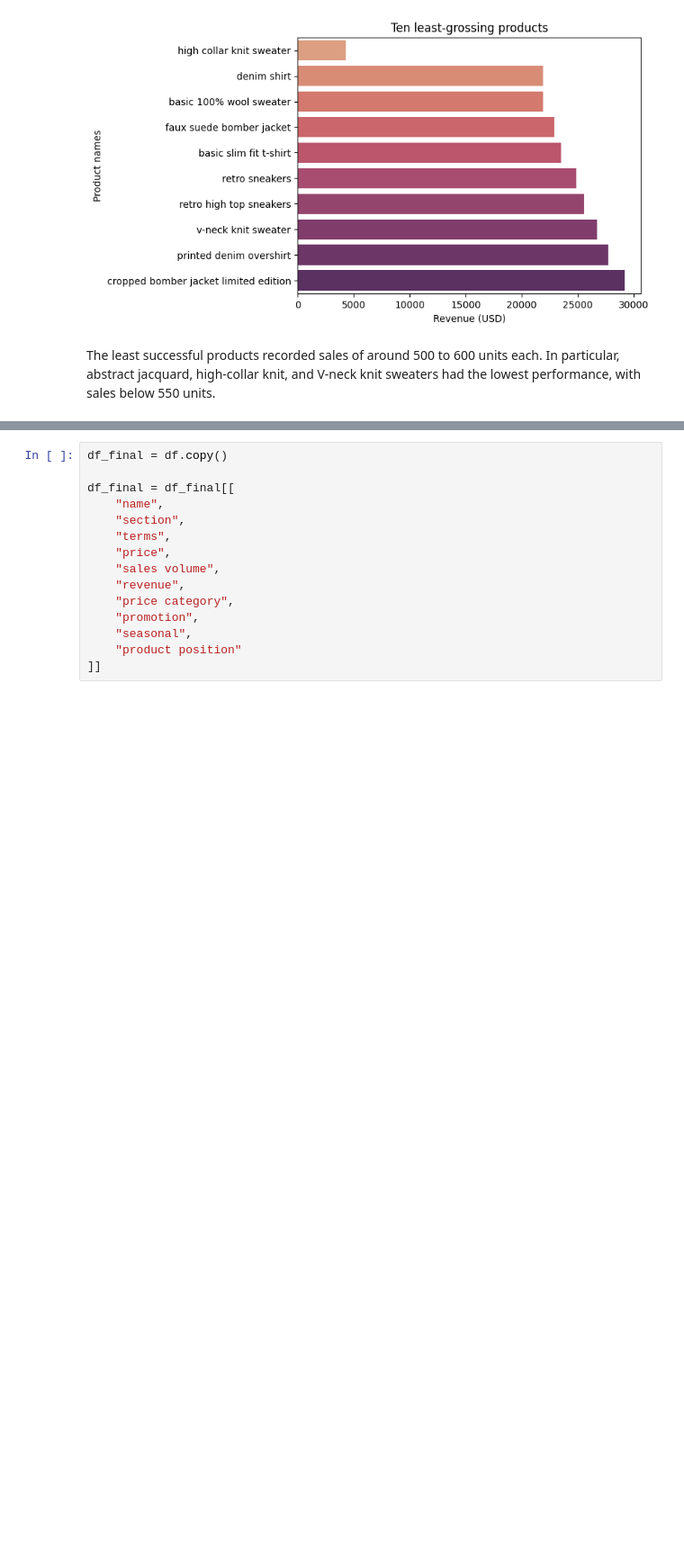
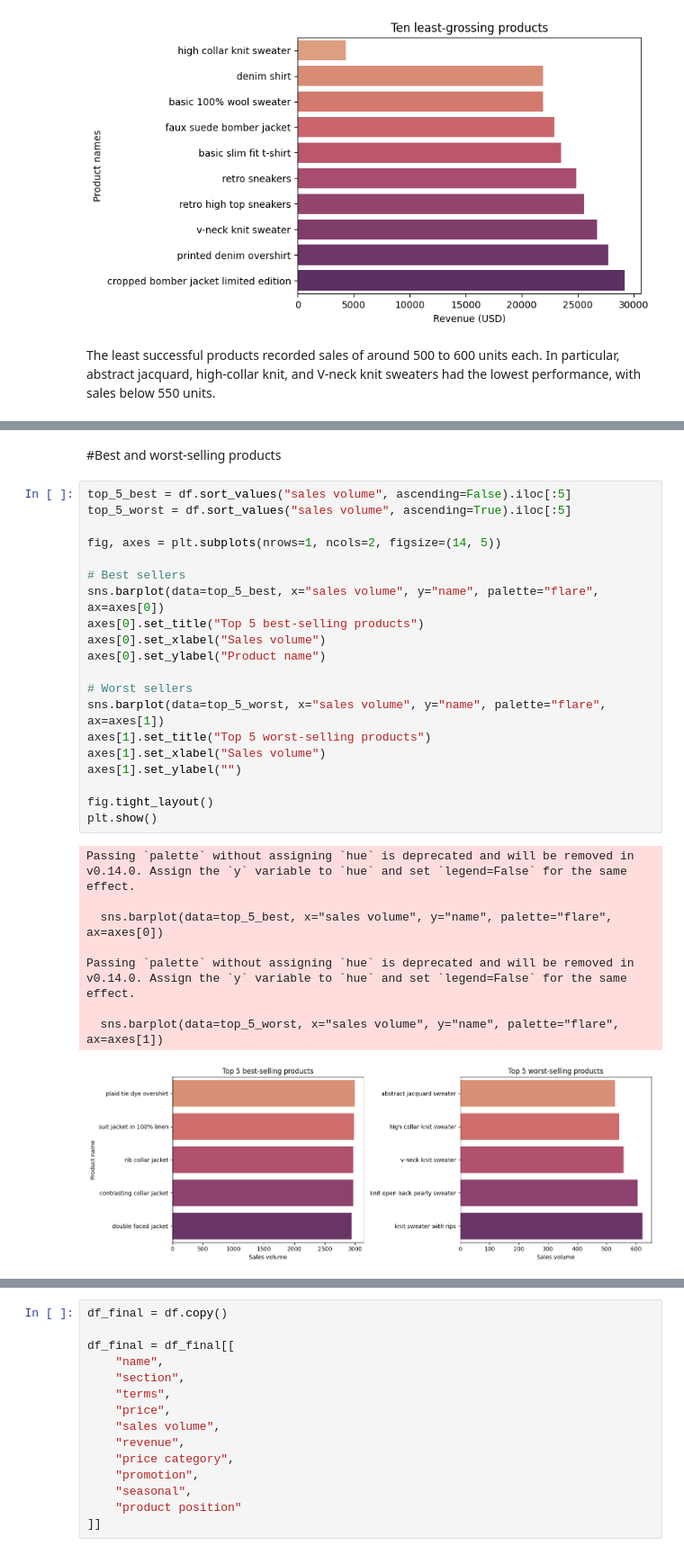
Before and after one commit to martaorawiec1-star/zara-sales-analysis, a Jupyter notebook: Zara_Sales_Analysis.ipynb, the cells around one changed output, grey strips where cells are left out. Shown at 90% size. Saved outputs shown, nothing was run; the diff lists cells and outputs as text; blank space fills up the shorter version.

```diff
--- a/Zara_Sales_Analysis.ipynb
+++ b/Zara_Sales_Analysis.ipynb
@@ -829,0 +805,31 @@ Finally, expanding the range of luxury products in both sections could be benefi
+# %% [markdown]
+#Best and worst-selling products
+# %%
+top_5_best = df.sort_values("sales volume", ascending=False).iloc[:5]
+top_5_worst = df.sort_values("sales volume", ascending=True).iloc[:5]
+
+fig, axes = plt.subplots(nrows=1, ncols=2, figsize=(14, 5))
+
+# Best sellers
+sns.barplot(data=top_5_best, x="sales volume", y="name", palette="flare", ax=axes[0])
+axes[0].set_title("Top 5 best-selling products")
+axes[0].set_xlabel("Sales volume")
+axes[0].set_ylabel("Product name")
+
+# Worst sellers
+sns.barplot(data=top_5_worst, x="sales volume", y="name", palette="flare", ax=axes[1])
+axes[1].set_title("Top 5 worst-selling products")
+axes[1].set_xlabel("Sales volume")
+axes[1].set_ylabel("")
+
+fig.tight_layout()
+plt.show()
+# %% [output]
+Passing `palette` without assigning `hue` is deprecated and will be removed in v0.14.0. Assign the `y` variable to `hue` and set `legend=False` for the same effect.
+
+  sns.barplot(data=top_5_best, x="sales volume", y="name", palette="flare", ax=axes[0])
+
+Passing `palette` without assigning `hue` is deprecated and will be removed in v0.14.0. Assign the `y` variable to `hue` and set `legend=False` for the same effect.
+
+  sns.barplot(data=top_5_worst, x="sales volume", y="name", palette="flare", ax=axes[1])
+[figure, added]
```
Also changed, not shown: parts of 7 cells of this notebook.
